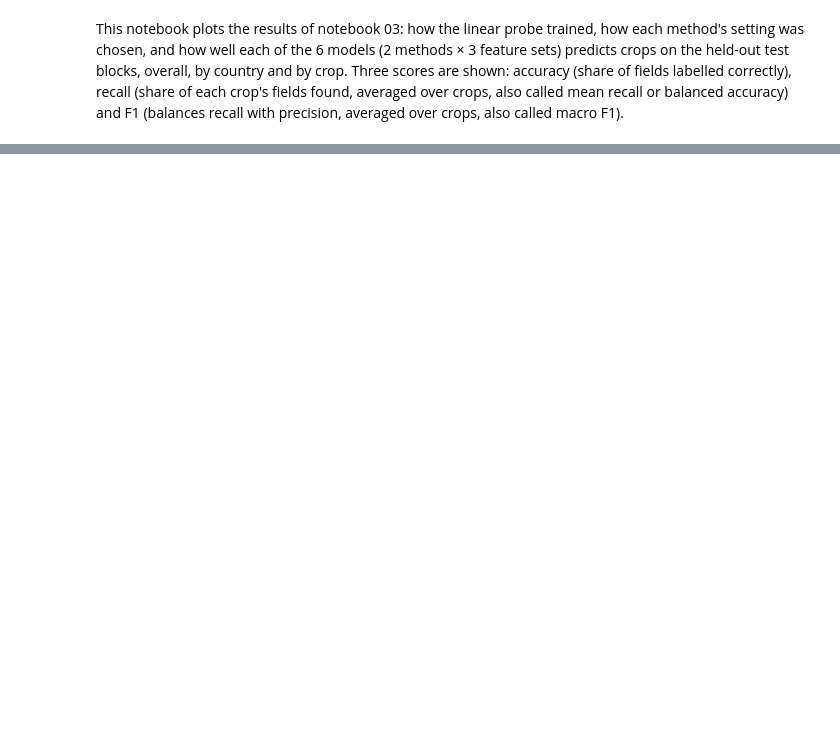
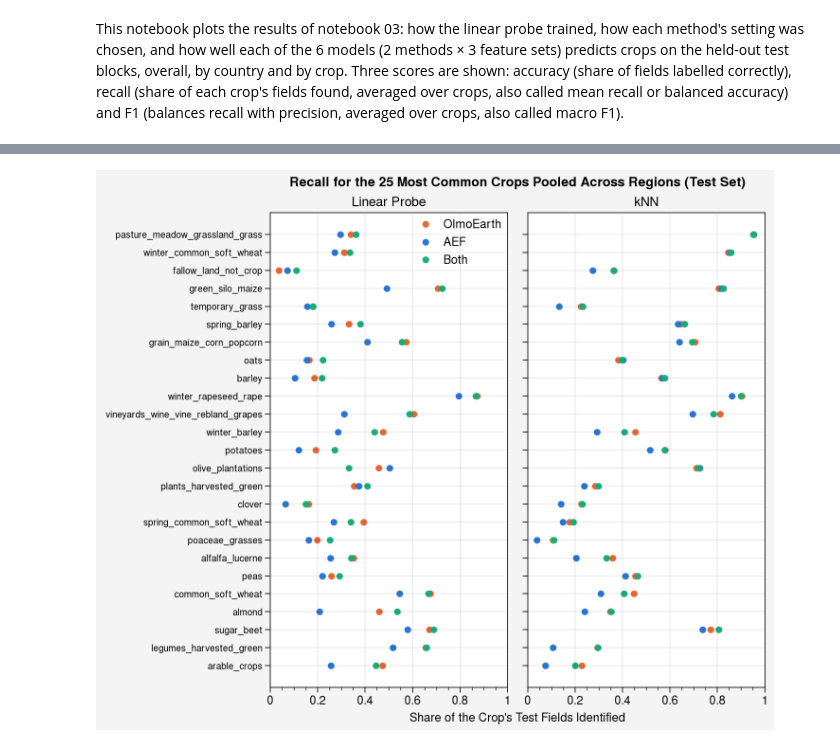
Before and after one commit to savannahferretti/crop-mapping, a Jupyter notebook: notebooks/04_plot_results.ipynb, the cells around one changed output, grey strips where cells are left out. Saved outputs shown, nothing was run; the diff lists cells and outputs as text; code cells hidden in the pictures; blank space fills up the shorter version.

```diff
--- a/notebooks/04_plot_results.ipynb
+++ b/notebooks/04_plot_results.ipynb
@@ -92,13 +104,15 @@ fig.savefig(FIGDIR/'04_scores_by_country.png',dpi=200)
 # %%
 top    = predictions.crop.value_counts().head(TOPCROPS).index[::-1]
 recall = pd.DataFrame({(method,featureset):recall_score(predictions.crop,predictions[f'{method}_{featureset}'],labels=top,average=None,zero_division=0)
                        for method,featureset in models},index=top)
 
 fig,axs = uplt.subplots(ncols=2,refwidth=2.5,refheight=0.2*TOPCROPS,sharey=True)
 for ax,method in zip(axs,METHODS):
     for featureset,name in FEATURESETS.items():
         ax.scatter(recall[(method,featureset)].to_numpy(),top.to_numpy(),color=COLORS[featureset],label=name,s=20)
-    ax.format(title=METHODS[method],xlabel="Recall (share of the crop's test fields identified)",ylabel='',xlim=(0,1),ygrid=True,yticklabelsize=7)
-fig.legend(axs[0].get_legend_handles_labels()[0][:3],list(FEATURESETS.values()),loc='b',ncols=3,frame=False)
-fig.format(suptitle=f'Test-Block Recall for the {TOPCROPS} Most Common Crops, All Countries Pooled')
-fig.savefig(FIGDIR/'04_recall_by_crop.png',dpi=200)
+    ax.format(title=METHODS[method],xlabel="Share of the Crop's Test Fields Identified",ylabel='',xlim=(0,1),ygrid=True,yticklabelsize=7)
+axs[0].legend(loc='ur',ncols=1,frame=False)
+fig.format(suptitle=f'Recall for the {TOPCROPS} Most Common Crops Pooled Across Regions (Test Set)')
+fig.savefig(FIGDIR/'recall_by_crop.png',dpi=200)
+# %% [output]
+[figure, added]
```
Also changed, not shown: parts of 7 cells of this notebook.
